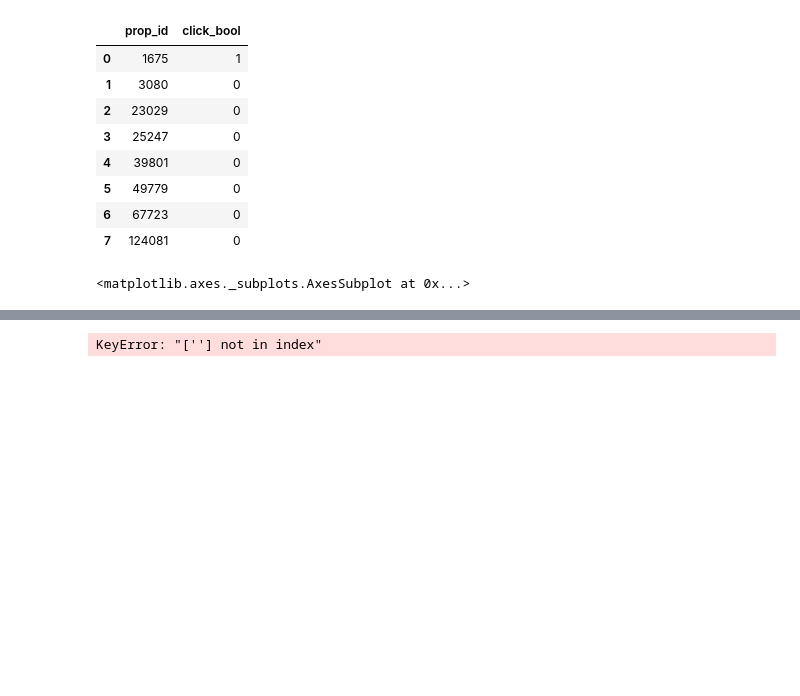
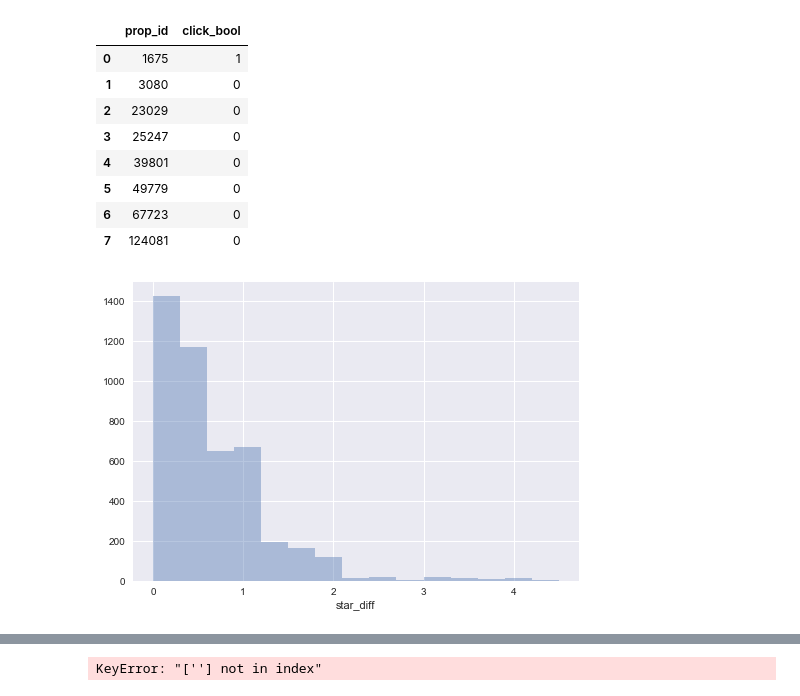
Before and after one commit to FionaLippert/DataMining, a Jupyter notebook: assignment2/explore_data.ipynb, the cells around one changed output, grey strips where cells are left out. Drawn from its saved outputs; the diff is of its cells as text; code cells hidden in the pictures; blank space fills up the shorter version.

```diff
--- a/assignment2/explore_data.ipynb
+++ b/assignment2/explore_data.ipynb
@@ -159,9 +161,10 @@ train[train['srch_destination_id']==3][['click_bool','prop_id']].groupby(['prop_
 train_sample['star_diff'] = np.abs(train_sample.visitor_hist_starrating - train_sample.prop_starrating)
 # %%
 sns.distplot(train_sample.star_diff[train_sample.booking_bool == 1].dropna(), kde=False, bins=15)
-sns.distplot(train_sample.star_diff[train_sample.booking_bool == 1].dropna(), kde=False, bins=15)
+#sns.distplot(train_sample.star_diff[train_sample.booking_bool == 1].dropna(), kde=False, bins=15)
+plt.show()
 # %% [output]
-<matplotlib.axes._subplots.AxesSubplot at 0x...>
+[figure, added]
 # %%
 train_sample['price_diff'] = np.abs(train_sample.visitor_hist_adr_usd - train_sample.price_usd)
 # %%
```
Also changed, not shown: parts of 8 cells of this notebook, 2 other files.
